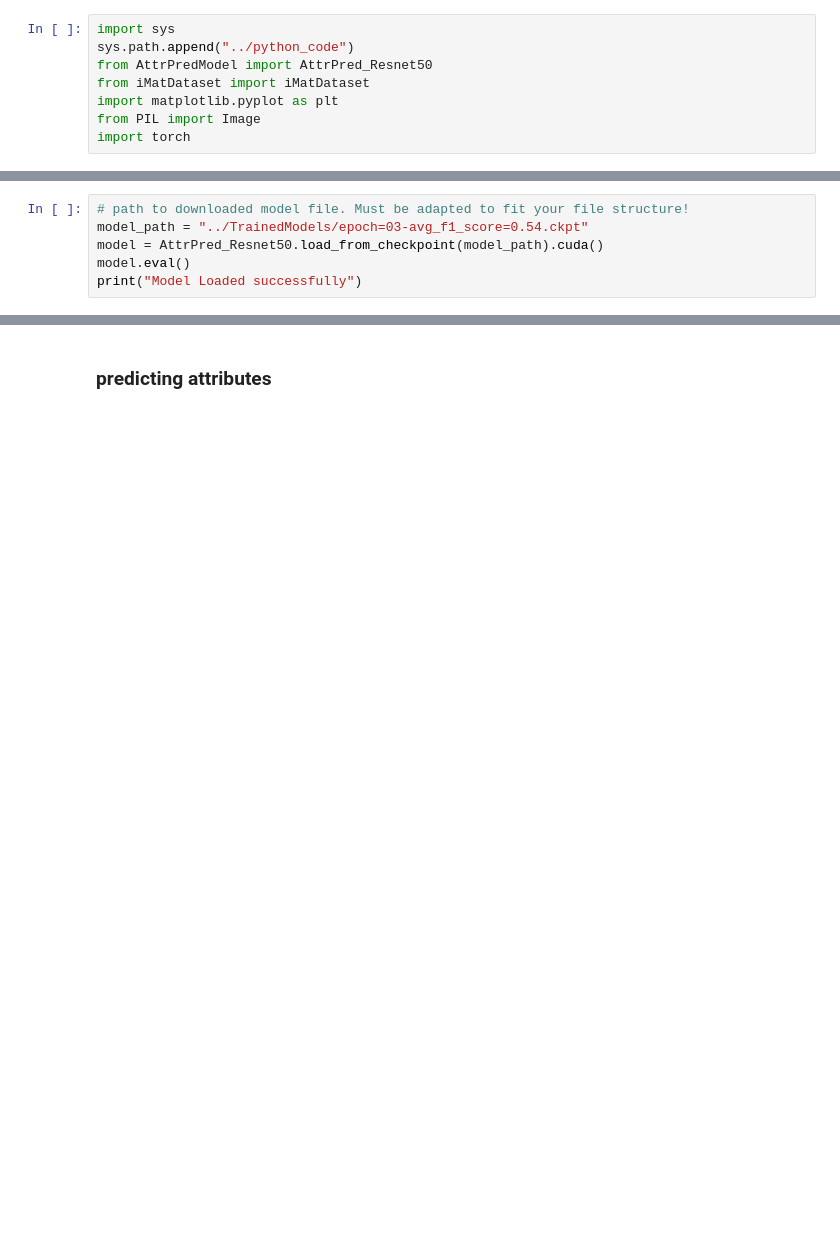
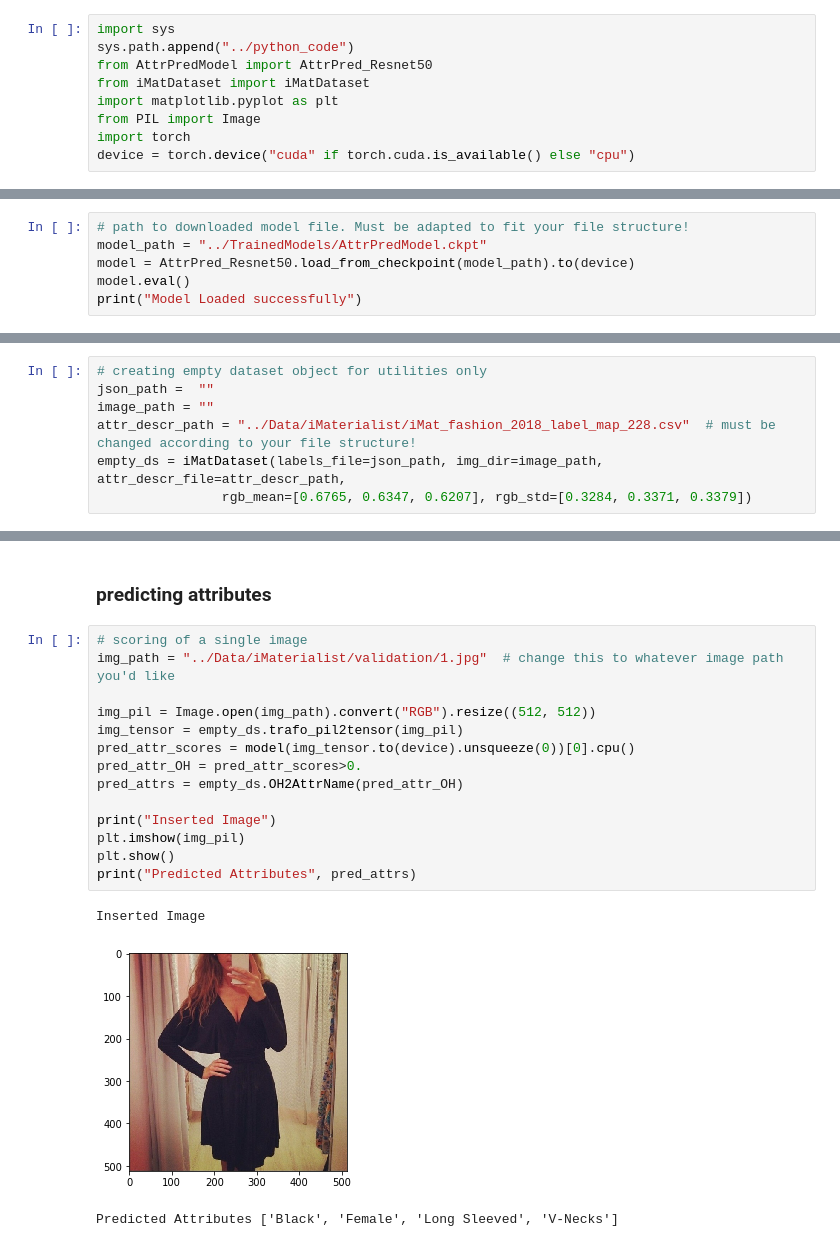
Before and after one commit to malteprinzler/VisualFashionAttributePrediction, a Jupyter notebook: notebooks/attribute_prediction.ipynb, the cells around one changed output, grey strips where cells are left out. Saved outputs shown, nothing was run; the diff lists cells and outputs as text; blank space fills up the shorter version.

Commit message:
added instructions for scoring single image

```diff
--- a/notebooks/attribute_prediction.ipynb
+++ b/notebooks/attribute_prediction.ipynb
@@ -11,3 +11,4 @@ from iMatDataset import iMatDataset
 import matplotlib.pyplot as plt
 from PIL import Image
 import torch
+device = torch.device("cuda" if torch.cuda.is_available() else "cpu")
@@ -24,8 +16,8 @@ ds = iMatDataset(labels_file=json_path, img_dir=image_path, attr_descr_file=attr
 ### loading model
 # %%
 # path to downloaded model file. Must be adapted to fit your file structure!
-model_path = "../TrainedModels/epoch=03-avg_f1_score=0.54.ckpt"
-model = AttrPred_Resnet50.load_from_checkpoint(model_path).cuda()
+model_path = "../TrainedModels/AttrPredModel.ckpt"
+model = AttrPred_Resnet50.load_from_checkpoint(model_path).to(device)
 model.eval()
 print("Model Loaded successfully")
 # %% [output]
@@ -32,0 +30,7 @@ Model Loaded successfully
+# %%
+# creating empty dataset object for utilities only
+json_path =  ""
+image_path = ""
+attr_descr_path = "../Data/iMaterialist/iMat_fashion_2018_label_map_228.csv"  # must be changed according to your file structure!
+empty_ds = iMatDataset(labels_file=json_path, img_dir=image_path, attr_descr_file=attr_descr_path,
+                rgb_mean=[0.6765, 0.6347, 0.6207], rgb_std=[0.3284, 0.3371, 0.3379])
@@ -33,3 +45,21 @@ Model Loaded successfully
 # %% [markdown]
 ### predicting attributes
+# %%
+# scoring of a single image
+img_path = "../Data/iMaterialist/validation/1.jpg"  # change this to whatever image path you'd like
+
+img_pil = Image.open(img_path).convert("RGB").resize((512, 512))
+img_tensor = empty_ds.trafo_pil2tensor(img_pil)
+pred_attr_scores = model(img_tensor.to(device).unsqueeze(0))[0].cpu()
+pred_attr_OH = pred_attr_scores>0.
+pred_attrs = empty_ds.OH2AttrName(pred_attr_OH)
+
+print("Inserted Image")
+plt.imshow(img_pil)
+plt.show()
+print("Predicted Attributes", pred_attrs)
+# %% [output]
+Inserted Image
+[figure, added]
+Predicted Attributes ['Black', 'Female', 'Long Sleeved', 'V-Necks']
 # %%
```
Also changed, not shown: parts of 5 cells of this notebook, 1 other file.
